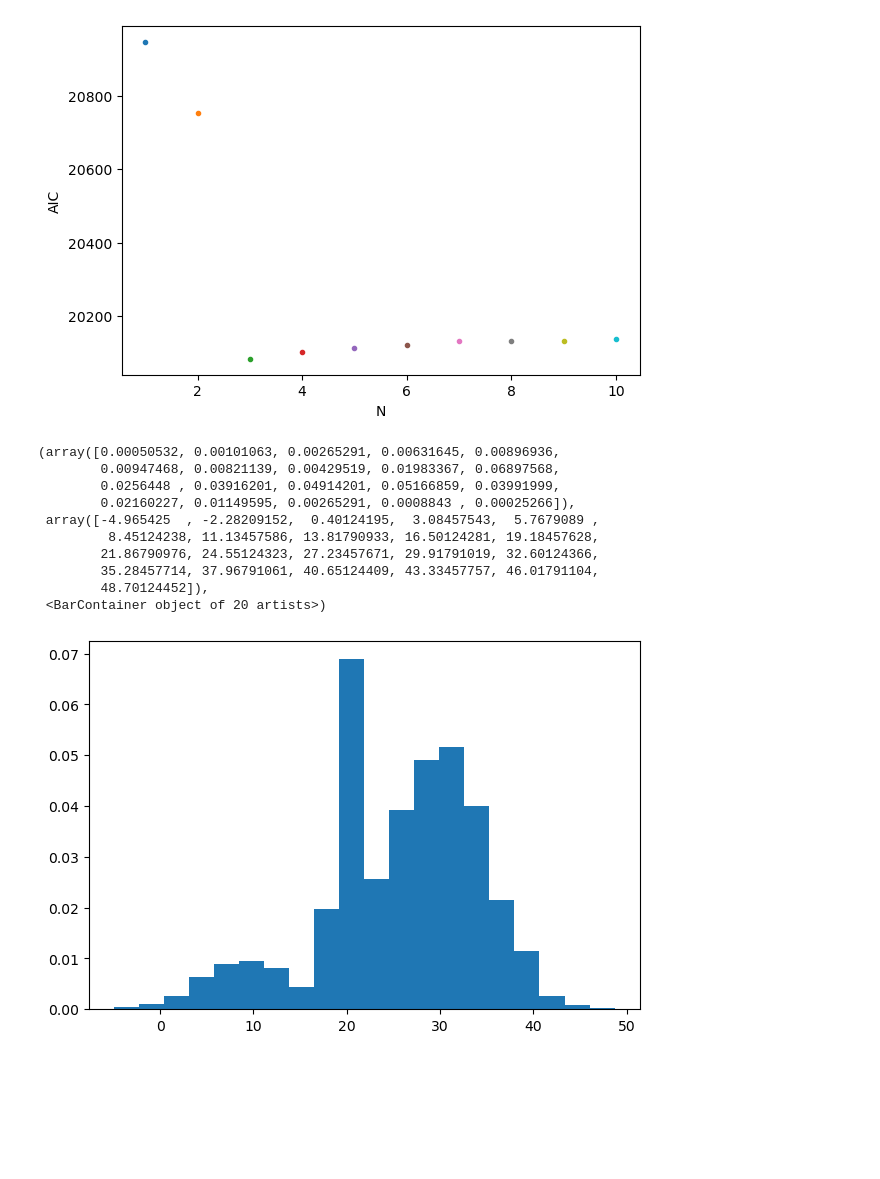
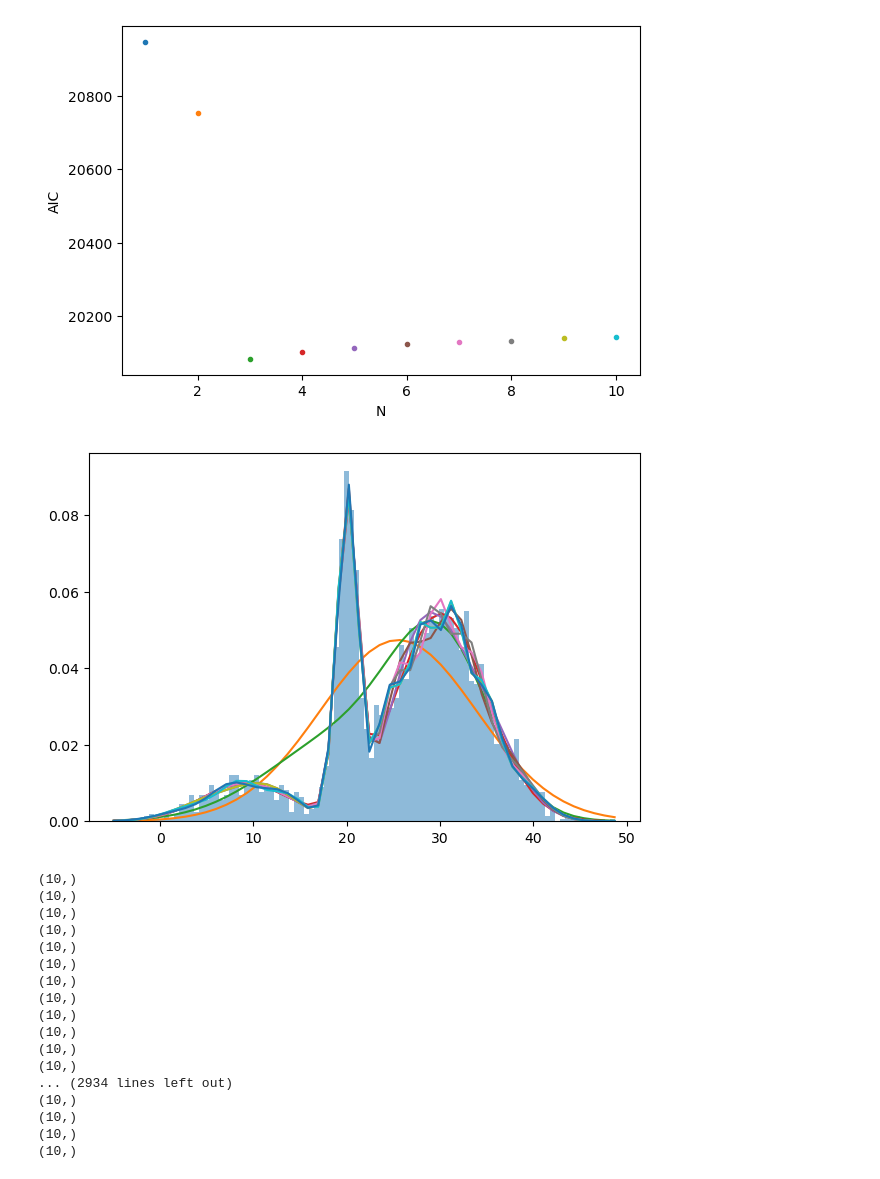
Before and after one commit to RoccoGiugni/ASML-24-25, a Jupyter notebook: L06/L06.ipynb, the cells around one changed output. Drawn from its saved outputs; the diff is of its cells as text; code cells hidden in the pictures; blank space fills up the shorter version.

```diff
--- a/L06/L06.ipynb
+++ b/L06/L06.ipynb
@@ -33,19 +33,35 @@ Text(0, 0.5, 'AIC')
 # %%
 fig, ax = plt.subplots(1, 1, figsize=(6,4), layout='constrained')
 
-ax.hist(data, bins=20, density=True)
+ax.hist(data, bins=100, density=True, alpha=.5)
 
-#for m in model:
-    #ax.plot(data, m.predict_proba(data), '.')
+x = np.linspace(data.min(), data.max())
+
+for m in model:
+    y = m.score_samples(x[:,np.newaxis])
+    ax.plot(x, np.exp(y))
 # %% [output]
-(array([0.00050532, 0.00101063, 0.00265291, 0.00631645, 0.00896936,
-        0.00947468, 0.00821139, 0.00429519, 0.01983367, 0.06897568,
-        0.0256448 , 0.03916201, 0.04914201, 0.05166859, 0.03991999,
-        0.02160227, 0.01149595, 0.00265291, 0.0008843 , 0.00025266]),
- array([-4.965425  , -2.28209152,  0.40124195,  3.08457543,  5.7679089 ,
-         8.45124238, 11.13457586, 13.81790933, 16.50124281, 19.18457628,
-        21.86790976, 24.55124323, 27.23457671, 29.91791019, 32.60124366,
-        35.28457714, 37.96791061, 40.65124409, 43.33457757, 46.01791104,
-        48.70124452]),
- <BarContainer object of 20 artists>)
-[figure, old version]
+[figure, new version]
+# %%
+prob = m.predict_proba(data)
+
+for p in prob[:]:
+    print(p.shape)
+# %% [output]
+(10,)
+(10,)
+(10,)
+(10,)
+(10,)
+(10,)
+(10,)
+(10,)
+(10,)
+(10,)
+(10,)
+(10,)
+... (2934 lines left out)
+(10,)
+(10,)
+(10,)
+(10,)
```
Also changed, not shown: 1 other file.
